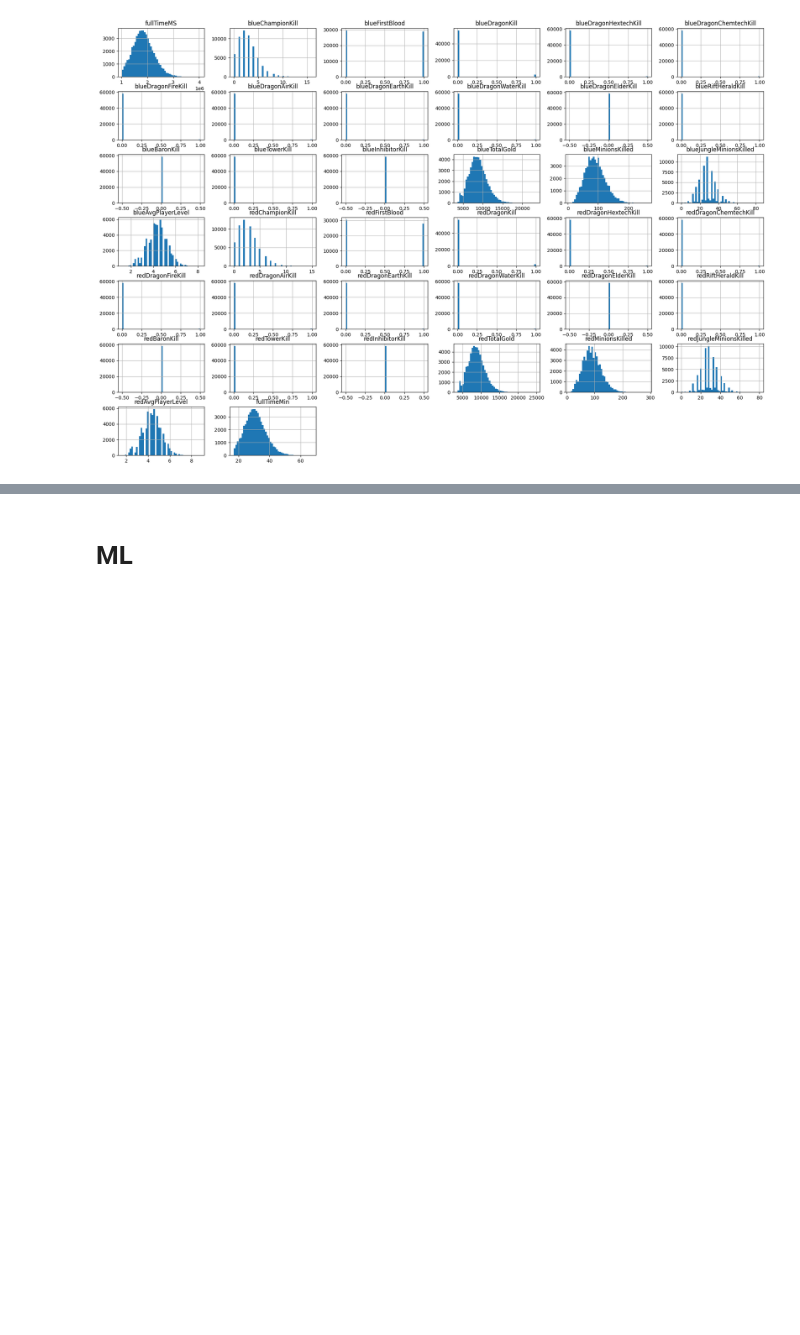
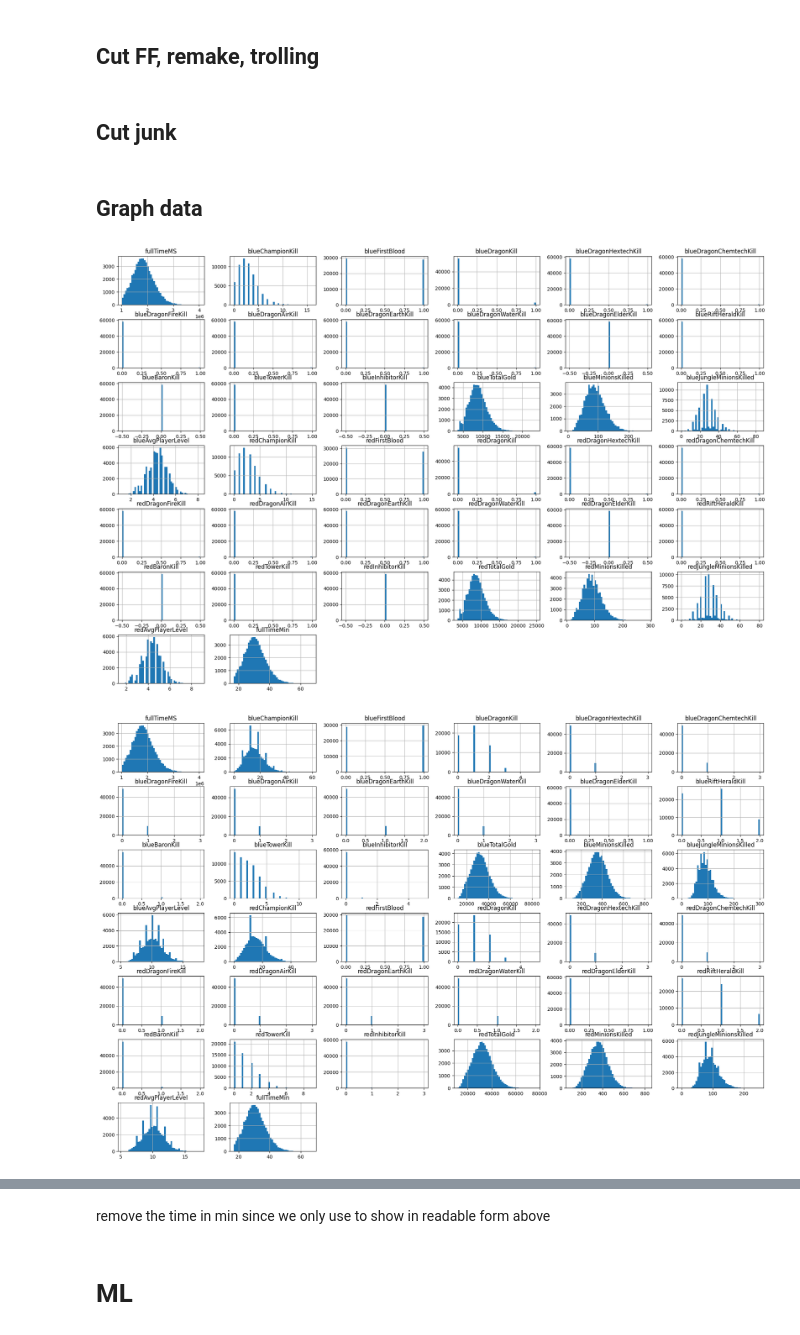
Before and after one commit to t-tony03/EECS3401Final, a Jupyter notebook: gold regression.ipynb, the cells around one changed output, grey strips where cells are left out. Saved outputs shown, nothing was run; the diff lists cells and outputs as text; code cells hidden in the pictures; blank space fills up the shorter version.

Commit message:
added more graphs and analysis for 20,60,80 %

```diff
--- a/gold regression.ipynb
+++ b/gold regression.ipynb
@@ -15,3 +29,5 @@ backup = gamesAt20.copy()
 # %%
 # reset
 gamesAt20 = backup.copy()
+gamesAt60 = backup60.copy()
+gamesAt80 = backup80.copy()
@@ -21,19 +39,50 @@ gamesAt20['blueWin'] = gamesAt20['blueWin'].astype(int)
 gamesAt20['redFirstBlood'] = gamesAt20['redFirstBlood'].astype(int)
 
 gamesAt20.drop(labels=['redWin'] , axis=1 , inplace=True)
+
+gamesAt60['blueFirstBlood'] = gamesAt60['blueFirstBlood'].astype(int)
+gamesAt60['blueWin'] = gamesAt60['blueWin'].astype(int)
+gamesAt60['redFirstBlood'] = gamesAt60['redFirstBlood'].astype(int)
+
+gamesAt60.drop(labels=['redWin'] , axis=1 , inplace=True)
+
+gamesAt80['blueFirstBlood'] = gamesAt80['blueFirstBlood'].astype(int)
+gamesAt80['blueWin'] = gamesAt80['blueWin'].astype(int)
+gamesAt80['redFirstBlood'] = gamesAt80['redFirstBlood'].astype(int)
+
+gamesAt80.drop(labels=['redWin'] , axis=1 , inplace=True)
+# %% [markdown]
+## Cut FF, remake, trolling
 # %%
 # add a column for the game time in minutes (for easier analysis)
 
 gamesAt20['fullTimeMin'] = gamesAt20['fullTimeMS'] / 60000
+gamesAt60['fullTimeMin'] = gamesAt60['fullTimeMS'] / 60000
+gamesAt80['fullTimeMin'] = gamesAt80['fullTimeMS'] / 60000
 
 # remove the time in MS
 #gamesAt20.drop(labels=['fullTimeMS'] , axis=1 , inplace=True)
 
 gamesAt20.drop(gamesAt20[gamesAt20['fullTimeMin'] < 17].index , inplace=True)
+gamesAt60.drop(gamesAt60[gamesAt60['fullTimeMin'] < 17].index , inplace=True)
+gamesAt80.drop(gamesAt80[gamesAt80['fullTimeMin'] < 17].index , inplace=True)
+# %% [markdown]
+## Cut junk
 # %%
 gamesAt20.drop(labels=['matchID' , 'Unnamed: 0' , 'timePercent' , 'blueWin'] , axis=1 , inplace=True)
+gamesAt60.drop(labels=['matchID' , 'Unnamed: 0' , 'timePercent' , 'blueWin'] , axis=1 , inplace=True)
+gamesAt80.drop(labels=['matchID' , 'Unnamed: 0' , 'timePercent' , 'blueWin'] , axis=1 , inplace=True)
+# %% [markdown]
+## Graph data
 # %%
 gamesAt20.hist(bins = 50 , figsize=(24 , 16))
 plt.show()
+
+gamesAt60.hist(bins = 50 , figsize=(24 , 16))
+plt.show()
+
+gamesAt80.hist(bins = 50 , figsize=(24 , 16))
+plt.show()
 # %% [output]
 [figure]
+[figure, added]
@@ -39,0 +90,2 @@ plt.show()
+# %% [markdown]
+remove the time in min since we only use to show in readable form above
```
Also changed, not shown: parts of 62 cells of this notebook.
